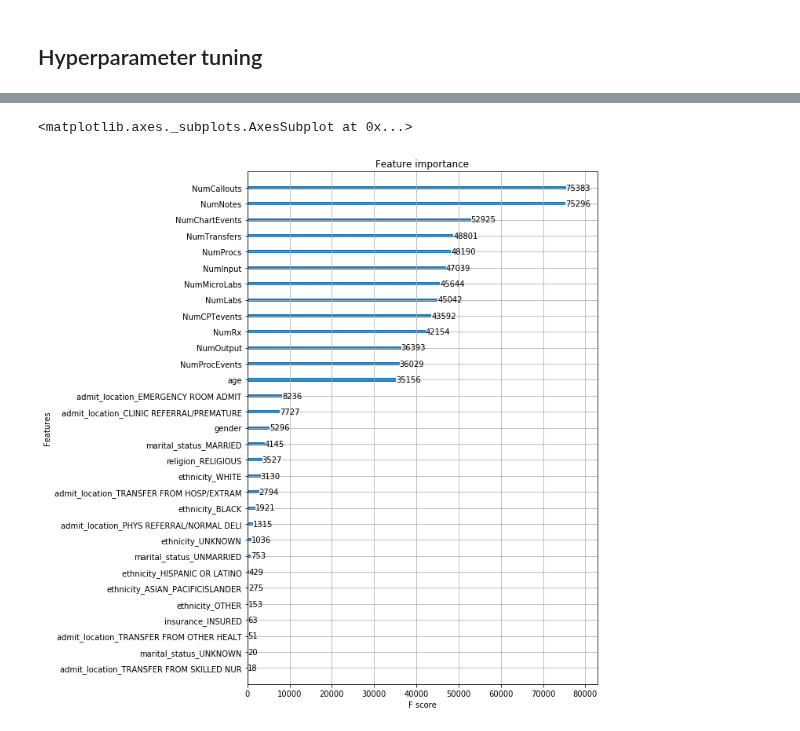
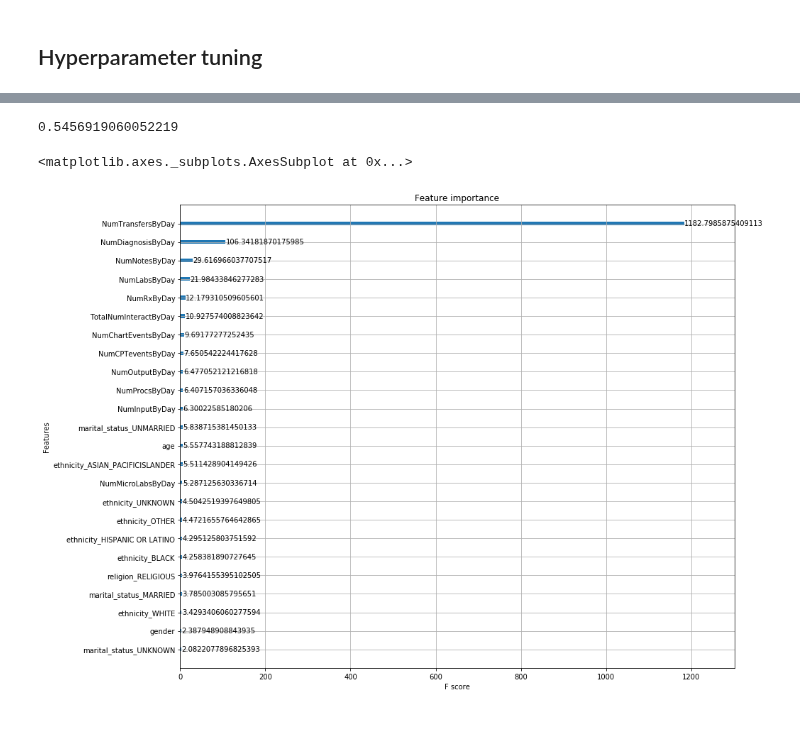
Before and after one commit to derek-y-lee/uclabiostat-thesis, a Jupyter notebook: los-prediction.ipynb, the cells around one changed output, grey strips where cells are left out. Cells and saved outputs as stored; diff of their text form; code cells hidden in the pictures.

```diff
--- a/los-prediction.ipynb
+++ b/los-prediction.ipynb
@@ -670,0 +817,7 @@ simple_data_dummified.drop(columns="admit_type", inplace=True)
+# %%
+def filter_outlier(df, col):
+    q_low = df[col].quantile(0.01)
+    q_hi = df[col].quantile(0.99)
+
+    df_filtered = df[(df[col] < q_hi) & (df[col] > q_low)]
+    return df_filtered
@@ -670,0 +826,19 @@ simple_data_dummified.drop(columns="admit_type", inplace=True)
+# %%
+tmp1 = filter_outlier(simple_data, "age")
+# tmp1.shape
+tmp2 = filter_outlier(tmp1, "LOSdays")
+# tmp2.shape
+tmp3 = filter_outlier(tmp2, "NumDiagnosisByDay")
+tmp4 = filter_outlier(tmp3, "NumProcsByDay")
+tmp5 = filter_outlier(tmp4, "NumCPTeventsByDay")
+tmp6 = filter_outlier(tmp5, "NumInputByDay")
+tmp7 = filter_outlier(tmp6, "NumLabsByDay")
+tmp8 = filter_outlier(tmp7, "NumMicroLabsByDay")
+tmp9 = filter_outlier(tmp8, "NumNotesByDay")
+tmp10 = filter_outlier(tmp9, "NumOutputByDay")
+tmp11 = filter_outlier(tmp10, "NumRxByDay")
+tmp12 = filter_outlier(tmp11, "NumTransfersByDay")
+tmp13 = filter_outlier(tmp12, "NumChartEventsByDay")
+tmp14 = filter_outlier(tmp13, "TotalNumInteractByDay")
+nooutlier_simple_data = filter_outlier(tmp14, "NumChartEventsByDay")
+nooutlier_simple_data.shape
@@ -671,4 +847,4 @@ simple_data_dummified.drop(columns="admit_type", inplace=True)
 # %%
-simple_data_dummified = pd.get_dummies(simple_data, prefix=to_dummify_simple, columns=to_dummify_simple)
+simple_data_dummified = pd.get_dummies(nooutlier_simple_data, prefix=to_dummify_simple, columns=to_dummify_simple)
 
 simple_data_dummified.drop(columns="admit_type", inplace=True)
@@ -942,5 +1171,5 @@ Best params: 11, 6, MAE: 1.5953544000000002
 # %%
-params['max_depth'] = 11
+params['max_depth'] = 10
 params['min_child_weight'] = 6
 # %%
 # Tune subsample: corresponds to the fraction of observations (the rows) to subsample at each step.
@@ -1129,10 +1324,14 @@ Explained Variance Score XGBoost: 0.8348383870466224
+# %%
+max(simple_data_dummified.NumTransfersByDay)
+# %% [output]
+0.5456919060052219
 # %%
 from xgboost import plot_importance
-fig, ax = plt.subplots(figsize=(8, 12))
-plot_importance(best_model, ax=ax)
+fig, ax = plt.subplots(figsize=(14, 12))
+plot_importance(best_model, ax=ax, importance_type='gain')
 # %% [output]
 <matplotlib.axes._subplots.AxesSubplot at 0x...>
-[figure, old version]
+[figure, new version]
 # %%
 best_model.save_model("xgb_best.model")
 # %%
```
Also changed, not shown: parts of 71 cells of this notebook.
